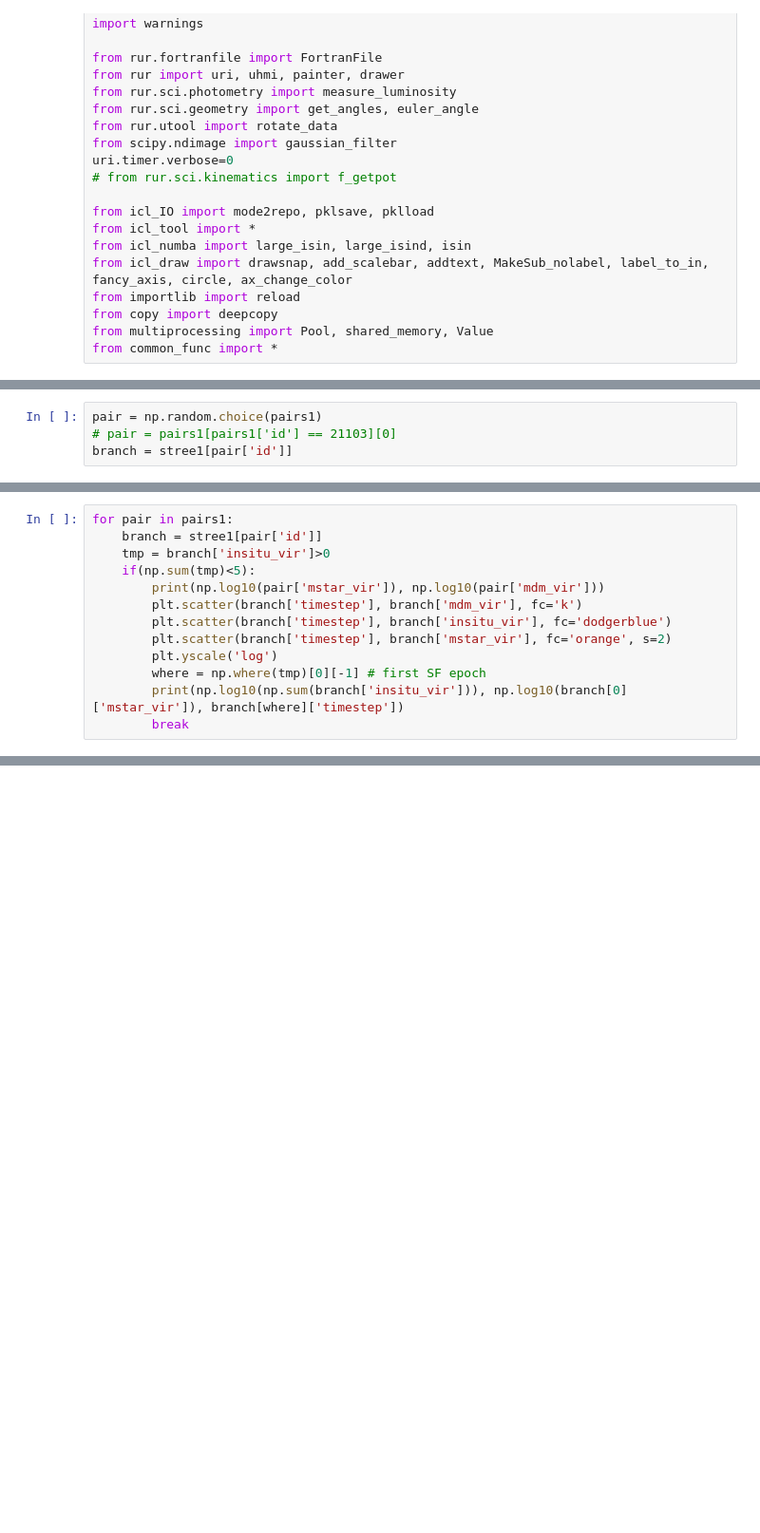
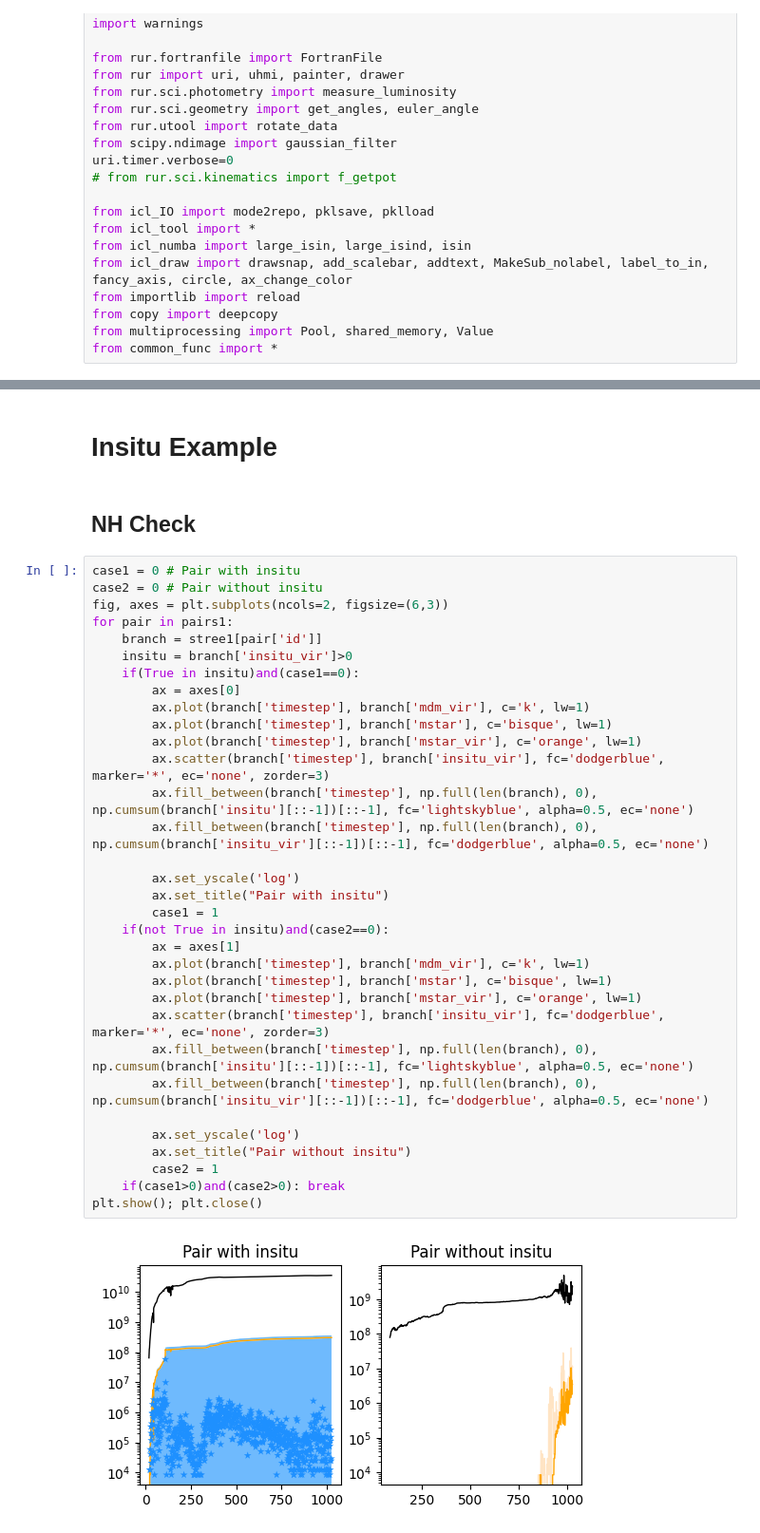
Before and after one commit to syj3514/MissingSat, a Jupyter notebook: 07_starformation.ipynb, the cells around one changed output, grey strips where cells are left out. Shown at 95% size. Saved outputs shown, nothing was run; the diff lists cells and outputs as text; blank space fills up the shorter version.

```diff
--- a/07_starformation.ipynb
+++ b/07_starformation.ipynb
@@ -98,4 +53,0 @@ print(stree1[list(stree1.keys())[0]].dtype.names)
-# %%
-pair = np.random.choice(pairs1)
-# pair = pairs1[pairs1['id'] == 21103][0]
-branch = stree1[pair['id']]
@@ -106,13 +53,0 @@ dtype([('nparts', '<i4'), ('id', '<i4'), ('timestep', '<i4'), ('level', '<i4'),
-# %%
-for pair in pairs1:
-    branch = stree1[pair['id']]
-    tmp = branch['insitu_vir']>0
-    if(np.sum(tmp)<5):
-        print(np.log10(pair['mstar_vir']), np.log10(pair['mdm_vir']))
-        plt.scatter(branch['timestep'], branch['mdm_vir'], fc='k')
-        plt.scatter(branch['timestep'], branch['insitu_vir'], fc='dodgerblue')
-        plt.scatter(branch['timestep'], branch['mstar_vir'], fc='orange', s=2)
-        plt.yscale('log')
-        where = np.where(tmp)[0][-1] # first SF epoch
-        print(np.log10(np.sum(branch['insitu_vir'])), np.log10(branch[0]['mstar_vir']), branch[where]['timestep'])
-        break
@@ -418,0 +150,39 @@ np.pi * factG * icell['rho'] * dx_loc**2
+# %% [markdown]
+# Insitu Example
+# %% [markdown]
+## NH Check
+# %%
+case1 = 0 # Pair with insitu
+case2 = 0 # Pair without insitu
+fig, axes = plt.subplots(ncols=2, figsize=(6,3))
+for pair in pairs1:
+    branch = stree1[pair['id']]
+    insitu = branch['insitu_vir']>0
+    if(True in insitu)and(case1==0):
+        ax = axes[0]
+        ax.plot(branch['timestep'], branch['mdm_vir'], c='k', lw=1)
+        ax.plot(branch['timestep'], branch['mstar'], c='bisque', lw=1)
+        ax.plot(branch['timestep'], branch['mstar_vir'], c='orange', lw=1)
+        ax.scatter(branch['timestep'], branch['insitu_vir'], fc='dodgerblue', marker='*', ec='none', zorder=3)
+        ax.fill_between(branch['timestep'], np.full(len(branch), 0), np.cumsum(branch['insitu'][::-1])[::-1], fc='lightskyblue', alpha=0.5, ec='none')
+        ax.fill_between(branch['timestep'], np.full(len(branch), 0), np.cumsum(branch['insitu_vir'][::-1])[::-1], fc='dodgerblue', alpha=0.5, ec='none')
+
+        ax.set_yscale('log')
+        ax.set_title("Pair with insitu")
+        case1 = 1
+    if(not True in insitu)and(case2==0):
+        ax = axes[1]
+        ax.plot(branch['timestep'], branch['mdm_vir'], c='k', lw=1)
+        ax.plot(branch['timestep'], branch['mstar'], c='bisque', lw=1)
+        ax.plot(branch['timestep'], branch['mstar_vir'], c='orange', lw=1)
+        ax.scatter(branch['timestep'], branch['insitu_vir'], fc='dodgerblue', marker='*', ec='none', zorder=3)
+        ax.fill_between(branch['timestep'], np.full(len(branch), 0), np.cumsum(branch['insitu'][::-1])[::-1], fc='lightskyblue', alpha=0.5, ec='none')
+        ax.fill_between(branch['timestep'], np.full(len(branch), 0), np.cumsum(branch['insitu_vir'][::-1])[::-1], fc='dodgerblue', alpha=0.5, ec='none')
+
+        ax.set_yscale('log')
+        ax.set_title("Pair without insitu")
+        case2 = 1
+    if(case1>0)and(case2>0): break
+plt.show(); plt.close()
+# %% [output]
+[figure, added]
```
Also changed, not shown: parts of 36 cells of this notebook, 5 other files.
